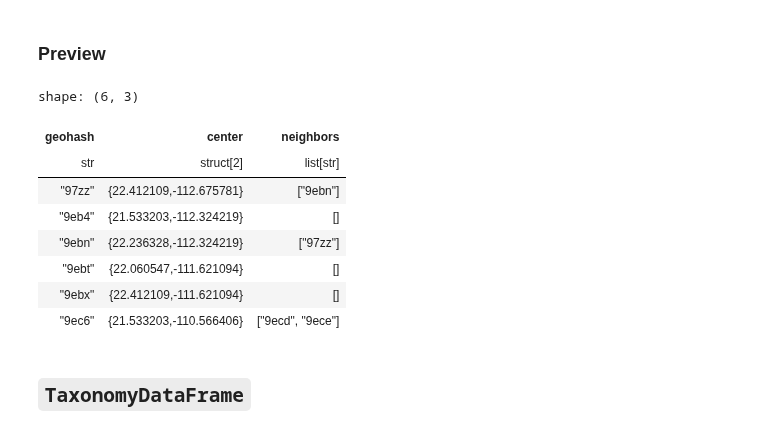
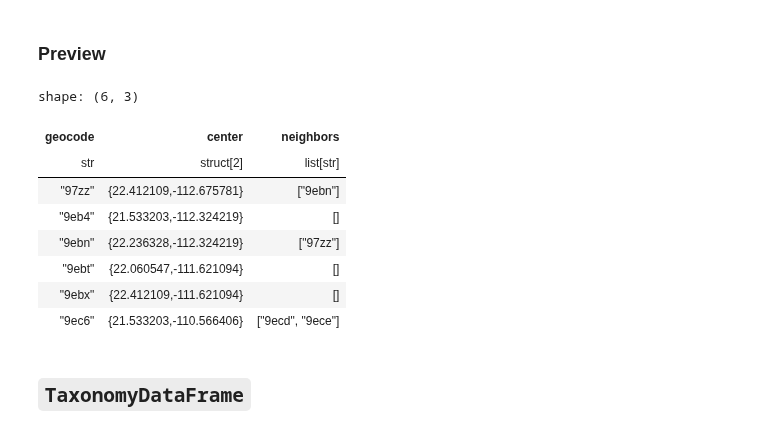
Before and after one commit to frewsxcv/citizen-science-bioregionalization, a Jupyter notebook: Workspace.ipynb, the cells around one changed output. Cells and saved outputs as stored; diff of their text form; code cells hidden in the pictures.

```diff
--- a/Workspace.ipynb
+++ b/Workspace.ipynb
@@ -5,7 +5,7 @@
 # %%
 # Inputs
 input_file = "data/data-continental-united-states.csv"
-geohash_precision = 4
+geocode_precision = 4
 log_file = "run.log"
 output_file = "output.geojson"
 num_clusters = 30
@@ -47,11 +72,11 @@ shape: (3, 50)
 # %% [markdown]
 ### Build
 # %%
-from src.dataframes.geohash import GeohashDataFrame
+from src.dataframes.geocode import GeocodeDataFrame
 
-geohash_dataframe = GeohashDataFrame.build(
+geocode_dataframe = GeocodeDataFrame.build(
     darwin_core_csv_lazy_frame,
-    geohash_precision,
+    geocode_precision,
 )
 # %% [markdown]
 ### Shape
@@ -62,10 +87,10 @@ geohash_dataframe.df.shape
 # %% [markdown]
 ### Preview
 # %%
-geohash_dataframe.df.limit(6)
+geocode_dataframe.df.limit(6)
 # %% [output]
 shape: (6, 3)
-| geohash | center | neighbors |
+| geocode | center | neighbors |
 | str | struct[2] | list[str] |
 | "97zz" | {22.412109,-112.675781} | ["9ebn"] |
 | "9eb4" | {21.533203,-112.324219} | [] |
```
Also changed, not shown: parts of 23 cells of this notebook, 16 other files.
